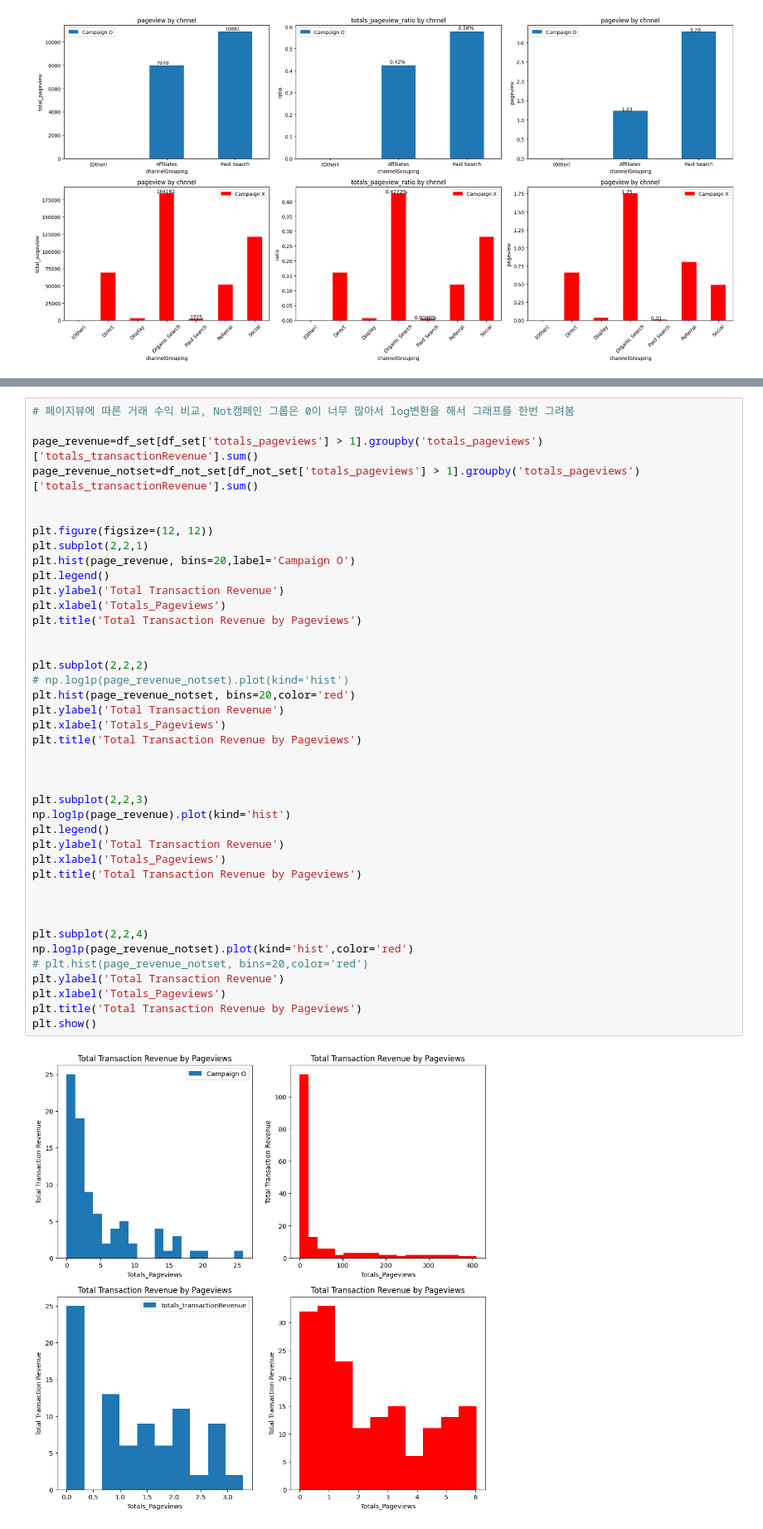
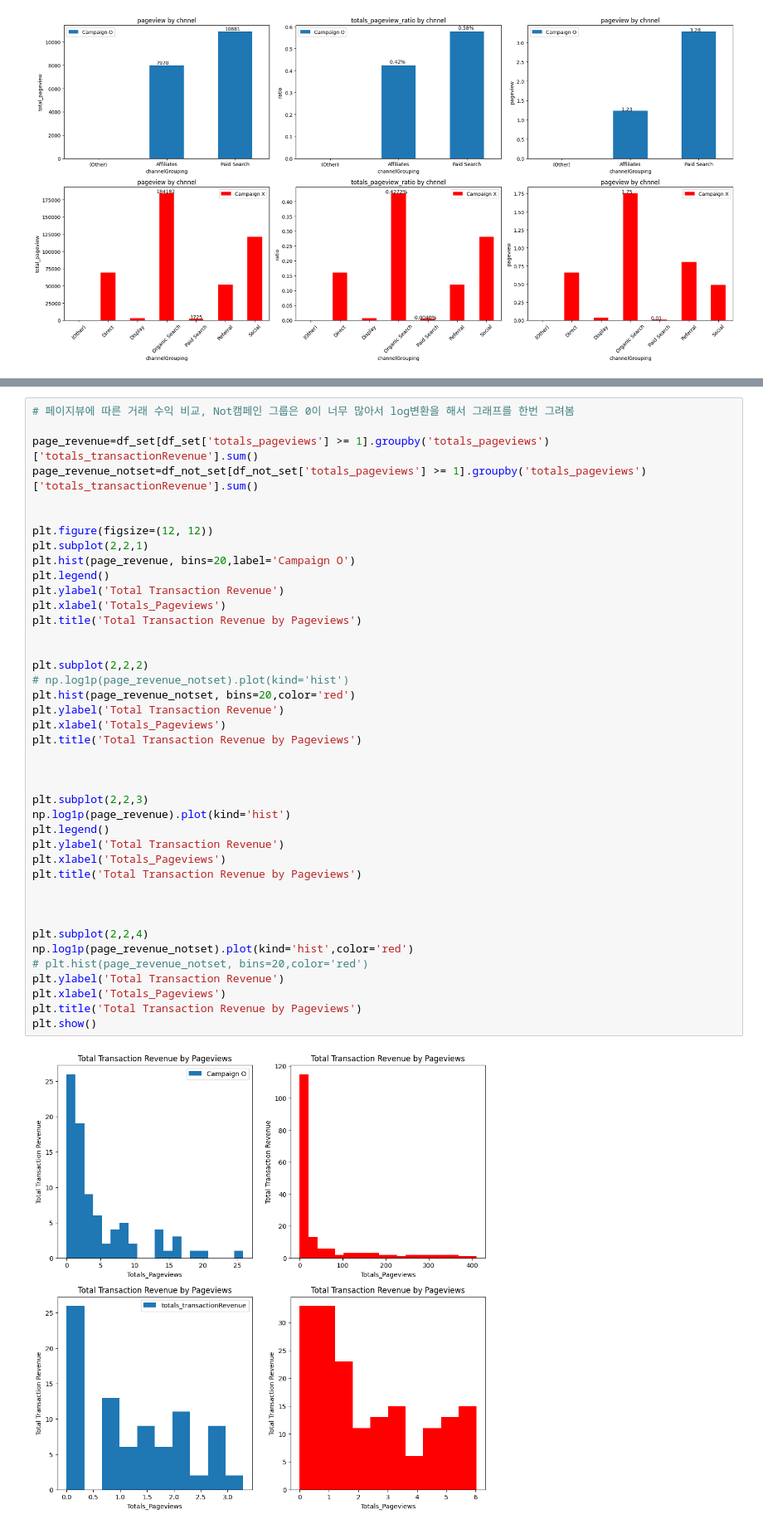
Before and after one commit to eju1019/ipark, a Jupyter notebook: projcet.ipynb, the cells around one changed output, grey strips where cells are left out. Shown at 83% size. Saved outputs shown, nothing was run; the diff lists cells and outputs as text.

```diff
--- a/projcet.ipynb
+++ b/projcet.ipynb
@@ -513,8 +515,8 @@ plt.legend()
 # %%
 # 페이지뷰에 따른 거래 수익 비교, Not캠페인 그룹은 0이 너무 많아서 log변환을 해서 그래프를 한번 그려봄
 
-page_revenue=df_set[df_set['totals_pageviews'] > 1].groupby('totals_pageviews')['totals_transactionRevenue'].sum()
-page_revenue_notset=df_not_set[df_not_set['totals_pageviews'] > 1].groupby('totals_pageviews')['totals_transactionRevenue'].sum()
+page_revenue=df_set[df_set['totals_pageviews'] >= 1].groupby('totals_pageviews')['totals_transactionRevenue'].sum()
+page_revenue_notset=df_not_set[df_not_set['totals_pageviews'] >= 1].groupby('totals_pageviews')['totals_transactionRevenue'].sum()
 
 
 plt.figure(figsize=(12, 12))
@@ -525,31 +527,31 @@ plt.ylabel('Total Transaction Revenue')
 plt.xlabel('Totals_Pageviews')
 plt.title('Total Transaction Revenue by Pageviews')
 
 
 plt.subplot(2,2,2)
 # np.log1p(page_revenue_notset).plot(kind='hist')
 plt.hist(page_revenue_notset, bins=20,color='red')
 plt.ylabel('Total Transaction Revenue')
 plt.xlabel('Totals_Pageviews')
 plt.title('Total Transaction Revenue by Pageviews')
 
 
 
 plt.subplot(2,2,3)
 np.log1p(page_revenue).plot(kind='hist')
 plt.legend()
 plt.ylabel('Total Transaction Revenue')
 plt.xlabel('Totals_Pageviews')
 plt.title('Total Transaction Revenue by Pageviews')
 
 
 
 plt.subplot(2,2,4)
 np.log1p(page_revenue_notset).plot(kind='hist',color='red')
 # plt.hist(page_revenue_notset, bins=20,color='red')
 plt.ylabel('Total Transaction Revenue')
 plt.xlabel('Totals_Pageviews')
 plt.title('Total Transaction Revenue by Pageviews')
 plt.show()
 # %% [output]
-[figure, old version]
+[figure, new version]
```
Also changed, not shown: parts of 3 cells of this notebook.
